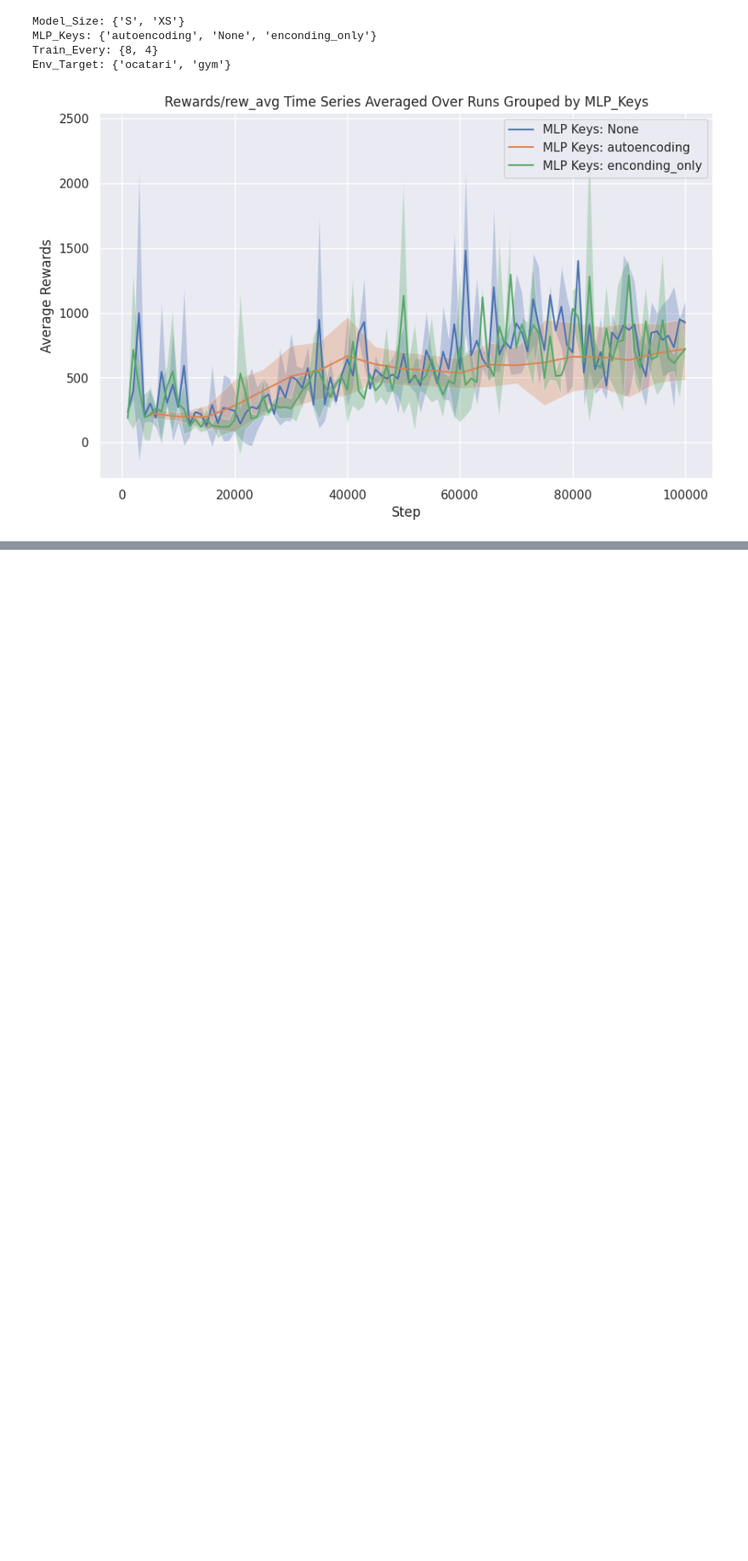
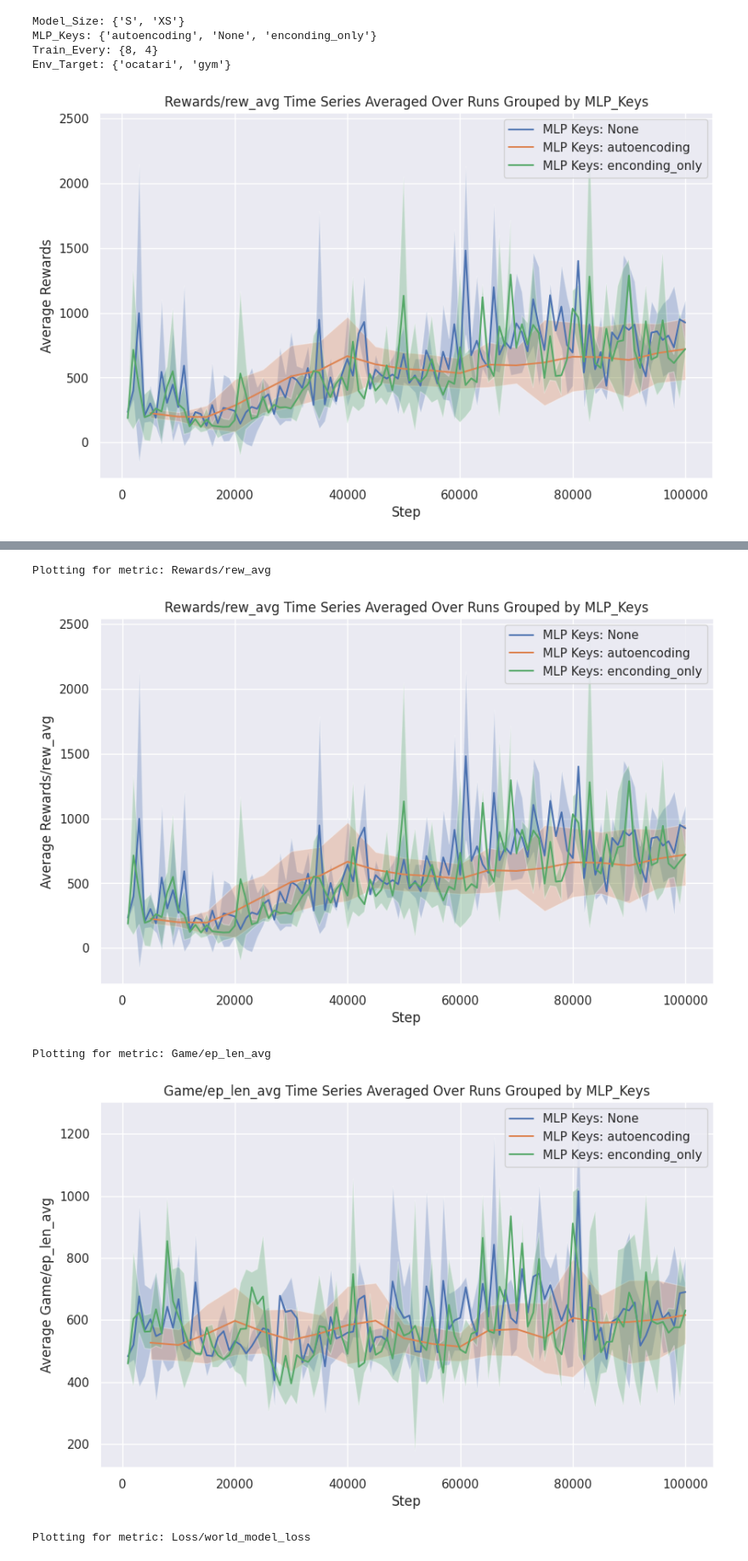
Before and after one commit to TheBlueHawk/sheeprl, a Jupyter notebook: test.ipynb, the cells around one changed output, grey strips where cells are left out. Shown at 85% size. Cells and saved outputs as stored; diff of their text form; code cells hidden in the pictures; blank space fills up the shorter version.

```diff
--- a/test.ipynb
+++ b/test.ipynb
@@ -472,3 +468,43 @@ unique_combinations
 | 8947 | 2024-01-26_14-51-01_dreamer_v3_Ms... | autoencoding | 8 | S | ocatari |
 | 9308 | 2024-02-01_10-32-32_dreamer_v3_Ms... | enconding_only | 8 | S | ocatari |
 | 11092 | 2024-01-26_14-52-37_dreamer_v3_Ms... | autoencoding | 8 | S | ocatari |
+# %%
+# Plotting for all metrics
+
+metrics = all_experiments_df['Metric'].unique()
+
+for metric in metrics:
+    if metric == 'hp_metric':
+        continue
+    print(f"Plotting for metric: {metric}")
+    # Group by Step and Metric, then calculate mean and std
+    filtered_df = all_experiments_df[(all_experiments_df['Metric']==metric) & (all_experiments_df['Train_Every'] == 8) & (all_experiments_df['Model_Size'] == 'S')]
+    grouped = filtered_df.drop(columns=['Env_Target', 'Run_ID', 'Metric', 'Model_Size', 'Train_Every', 'Seed']).groupby(['Step', 'MLP_Keys'])
+    mean_std_df = grouped['Value'].agg(['mean', 'std']).reset_index()
+
+    # Plotting
+    plt.figure(figsize=(10, 6))
+
+    # Unique MLP_Keys
+    mlp_keys_unique = filtered_df['MLP_Keys'].unique()
+
+    for mlp_key in mlp_keys_unique:
+        subset = mean_std_df[mean_std_df['MLP_Keys'] == mlp_key]
+
+        # Plot mean
+        plt.plot(subset['Step'], subset['mean'], label=f'MLP Keys: {mlp_key}')
+
+        # Fill between mean ± std
+        plt.fill_between(subset['Step'], subset['mean'] - subset['std'], subset['mean'] + subset['std'], alpha=0.3)
+
+    plt.title(f'{metric} Time Series Averaged Over Runs Grouped by MLP_Keys')
+    plt.xlabel('Step')
+    plt.ylabel(f'Average {metric}')
+    plt.legend()
+    plt.show()
+# %% [output]
+Plotting for metric: Rewards/rew_avg
+[figure, added]
+Plotting for metric: Game/ep_len_avg
+[figure, added]
+Plotting for metric: Loss/world_model_loss
```
Also changed, not shown: parts of 4 cells of this notebook.
